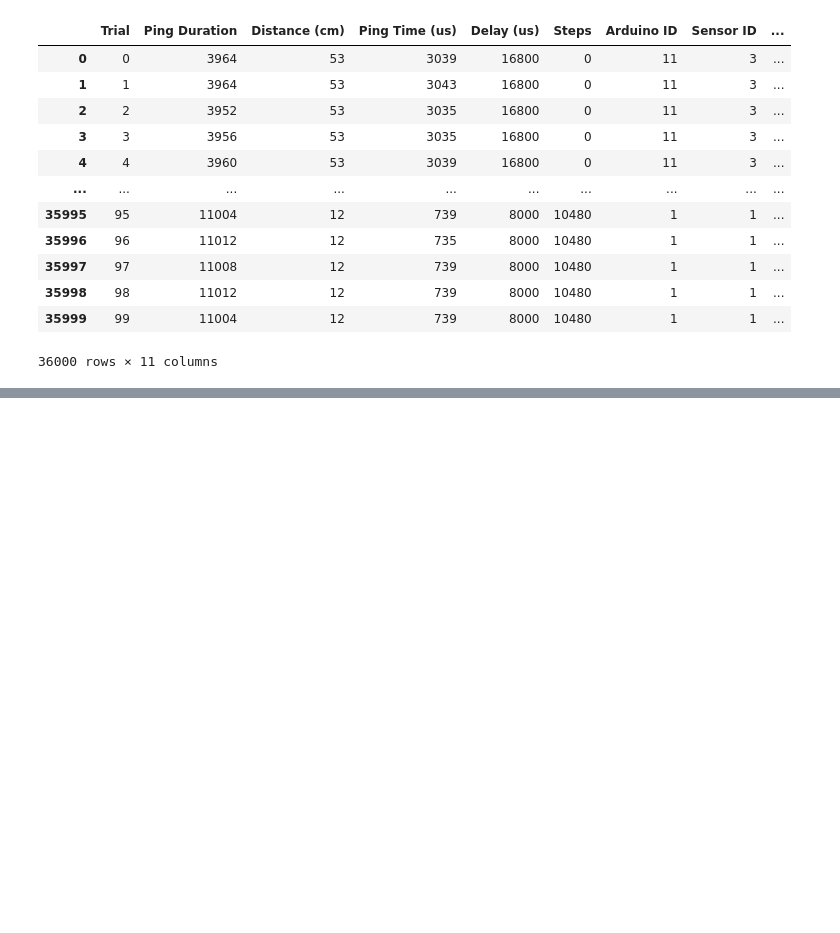
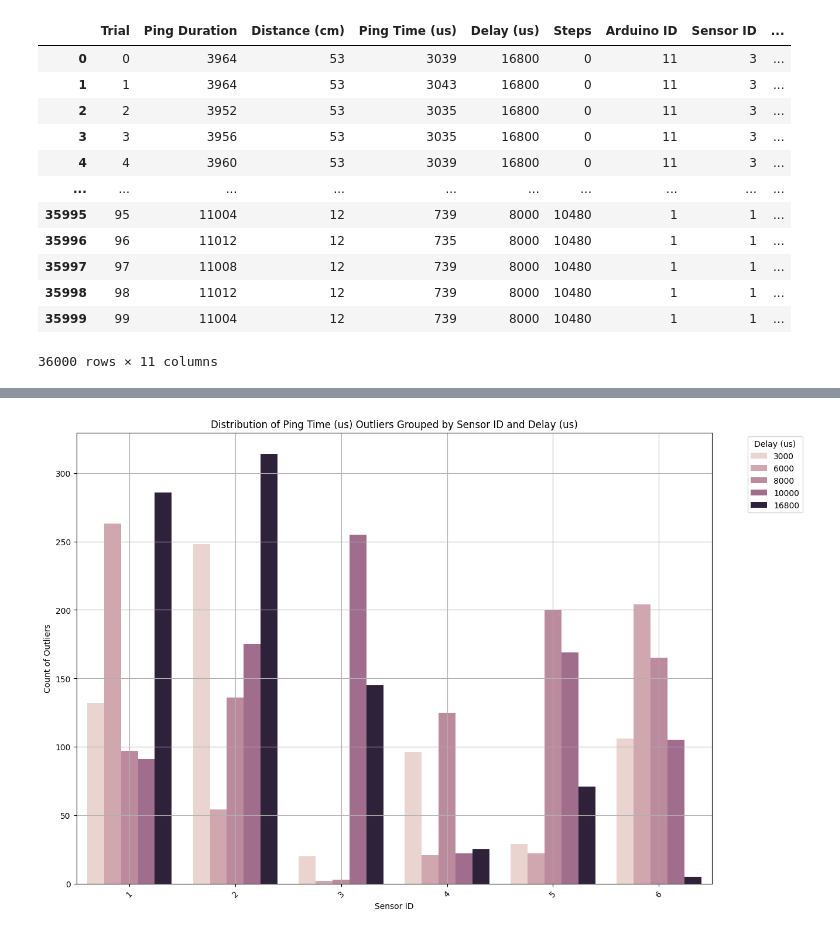
Before and after one commit to JihoonChung/ML_Sensor_Characterization, a Jupyter notebook: EDA/Ultrasonic Exploratory Data Analysis.ipynb, the cells around one changed output, grey strips where cells are left out. Saved outputs shown, nothing was run; the diff lists cells and outputs as text; code cells hidden in the pictures; blank space fills up the shorter version.

```diff
--- a/EDA/Ultrasonic Exploratory Data Analysis.ipynb
+++ b/EDA/Ultrasonic Exploratory Data Analysis.ipynb
@@ -191,0 +234,17 @@ visualize_delay_and_range_effect_on_ping_time(cleaned_df)
+# %%
+# Group the data by 'Sensor ID', 'Delay (us)', and 'Range (cm)'
+cleaned_data = cleaned_df.copy()
+grouped = cleaned_data.groupby(['Sensor ID', 'Delay (us)', 'Range (cm)'])
+
+# Identify and remove outliers for each group
+removed_outliers = []
+outliers_lower = []
+outliers_upper = []
+
+for name, group in grouped:
+    cleaned_group = group.copy()
+    for column in ['Ping Time (us)']:
+        no_outliers_group,outliers_lower_group,outliers_upper_group = identify_and_remove_outliers(cleaned_group, column)
+    removed_outliers.append(no_outliers_group)
+    outliers_lower.append(outliers_lower_group)
+    outliers_upper.append(outliers_upper_group)
@@ -191,0 +410,21 @@ visualize_delay_and_range_effect_on_ping_time(cleaned_df)
+# %%
+# Group the outliers by 'Sensor ID' and 'Delay (us)'
+grouped_outliers = df_outliers_lower.groupby(['Sensor ID', 'Delay (us)'])['Ping Time (us)'].count().reset_index()
+
+# Plot the distribution of outliers
+plt.figure(figsize=(14, 10))
+sns.barplot(
+    x='Sensor ID',
+    y='Ping Time (us)',
+    hue='Delay (us)',
+    data=grouped_outliers
+)
+plt.title('Distribution of Ping Time (us) Outliers Grouped by Sensor ID and Delay (us)')
+plt.xlabel('Sensor ID')
+plt.ylabel('Count of Outliers')
+plt.legend(title='Delay (us)', bbox_to_anchor=(1.05, 1), loc='upper left')
+plt.grid(True)
+plt.xticks(rotation=45)
+plt.show()
+# %% [output]
+[figure, added]
```
Also changed, not shown: parts of 24 cells of this notebook, 3 other files.
